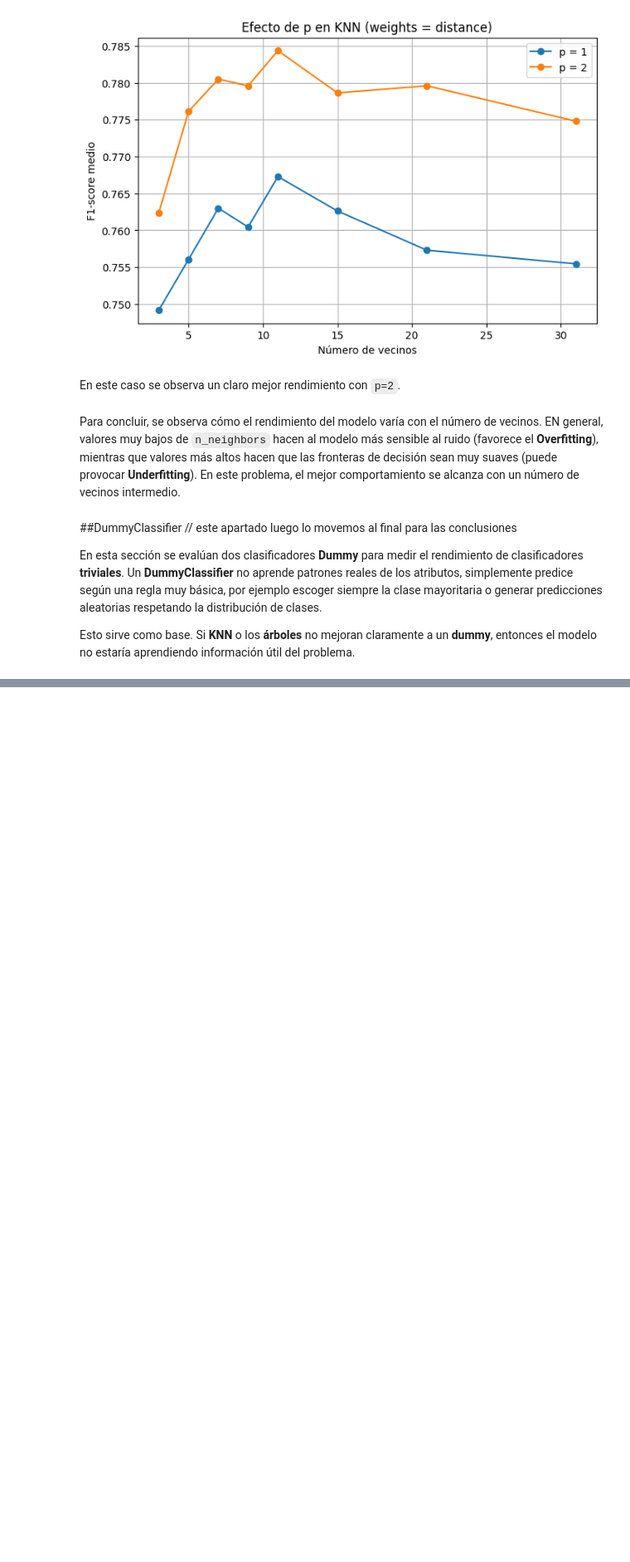
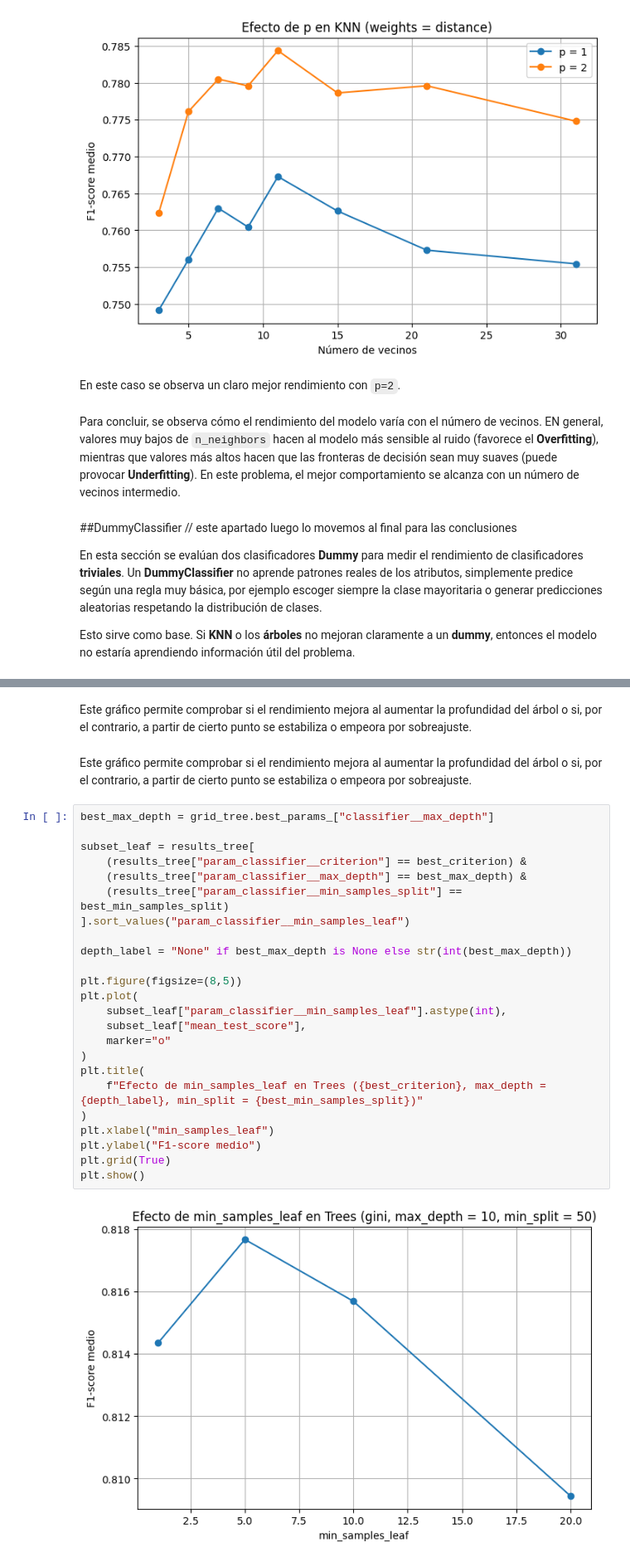
Before and after one commit to 100522401/P1_AA_100522396_100522401, a Jupyter notebook: notebooks/Cuaderno.ipynb, the cells around one changed output, grey strips where cells are left out. Shown at 83% size. Saved outputs shown, nothing was run; the diff lists cells and outputs as text; blank space fills up the shorter version.

```diff
--- a/notebooks/Cuaderno.ipynb
+++ b/notebooks/Cuaderno.ipynb
@@ -913,0 +1040,30 @@ plt.show()
+# %% [markdown]
+Este gráfico permite comprobar si el rendimiento mejora al aumentar la profundidad del árbol o si, por el contrario, a partir de cierto punto se estabiliza o empeora por sobreajuste.
+# %% [markdown]
+Este gráfico permite comprobar si el rendimiento mejora al aumentar la profundidad del árbol o si, por el contrario, a partir de cierto punto se estabiliza o empeora por sobreajuste.
+# %%
+best_max_depth = grid_tree.best_params_["classifier__max_depth"]
+
+subset_leaf = results_tree[
+    (results_tree["param_classifier__criterion"] == best_criterion) &
+    (results_tree["param_classifier__max_depth"] == best_max_depth) &
+    (results_tree["param_classifier__min_samples_split"] == best_min_samples_split)
+].sort_values("param_classifier__min_samples_leaf")
+
+depth_label = "None" if best_max_depth is None else str(int(best_max_depth))
+
+plt.figure(figsize=(8,5))
+plt.plot(
+    subset_leaf["param_classifier__min_samples_leaf"].astype(int),
+    subset_leaf["mean_test_score"],
+    marker="o"
+)
+plt.title(
+    f"Efecto de min_samples_leaf en Trees ({best_criterion}, max_depth = {depth_label}, min_split = {best_min_samples_split})"
+)
+plt.xlabel("min_samples_leaf")
+plt.ylabel("F1-score medio")
+plt.grid(True)
+plt.show()
+# %% [output]
+[figure, added]
```
Also changed, not shown: parts of 19 cells of this notebook.
